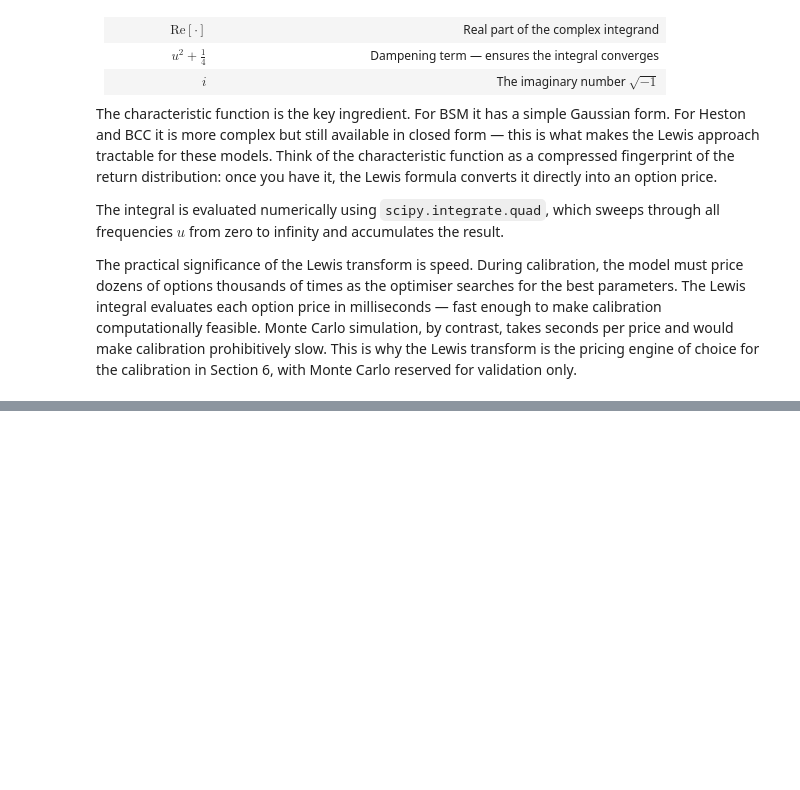
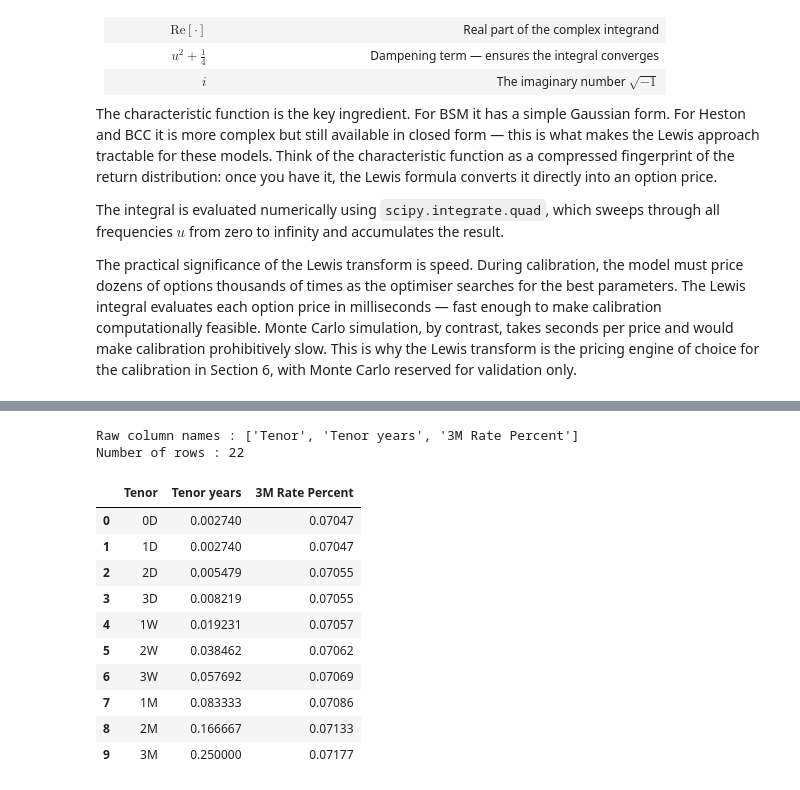
Before and after one commit to LefasoMachere11/bcc-sa-derivatives, a Jupyter notebook: final_project.ipynb, the cells around one changed output, grey strips where cells are left out. Cells and saved outputs as stored; diff of their text form; code cells hidden in the pictures; blank space fills up the shorter version.

```diff
--- a/final_project.ipynb
+++ b/final_project.ipynb
@@ -432,0 +443,26 @@ with Monte Carlo reserved for validation only.
+# %%
+import subprocess
+from pathlib import Path
+
+# Clone repository if not already present
+BASE = Path('bcc-sa-derivatives')
+
+if not BASE.exists():
+    subprocess.run(
+        ['git', 'clone',
+         'https://github.com/LefasoMachere11/bcc-sa-derivatives.git'],
+        check=True
+    )
+    print("Repository cloned successfully.")
+else:
+    print("Repository already exists — skipping clone.")
+
+# Define data file paths
+OPTS  = BASE / 'data' / 'estoxx50_options.csv'
+YIELD = BASE / 'data' / 'sa_yield_curve.csv'
+J200  = BASE / 'data' / 'j200_historical.csv'
+
+# Confirm all files are accessible
+for path in [OPTS, YIELD, J200]:
+    status = '✓ found' if path.exists() else '✗ missing'
+    print(f"{path.name}: {status}")
@@ -432,0 +557,23 @@ with Monte Carlo reserved for validation only.
+# %%
+# Load SA yield curve
+yc_raw = pd.read_csv(YIELD, sep = ';', decimal=',')
+
+#Display raw data to understand the format
+print("Raw column names :", list(yc_raw.columns))
+print(f"Number of rows : {len(yc_raw)}")
+print()
+yc_raw.head(10)
+# %% [output]
+Raw column names : ['Tenor', 'Tenor years', '3M Rate Percent']
+Number of rows : 22
+|  | Tenor | Tenor years | 3M Rate Percent |
+| 0 | 0D | 0.002740 | 0.07047 |
+| 1 | 1D | 0.002740 | 0.07047 |
+| 2 | 2D | 0.005479 | 0.07055 |
+| 3 | 3D | 0.008219 | 0.07055 |
+| 4 | 1W | 0.019231 | 0.07057 |
+| 5 | 2W | 0.038462 | 0.07062 |
+| 6 | 3W | 0.057692 | 0.07069 |
+| 7 | 1M | 0.083333 | 0.07086 |
+| 8 | 2M | 0.166667 | 0.07133 |
+| 9 | 3M | 0.250000 | 0.07177 |
```
Also changed, not shown: parts of 5 cells of this notebook.
